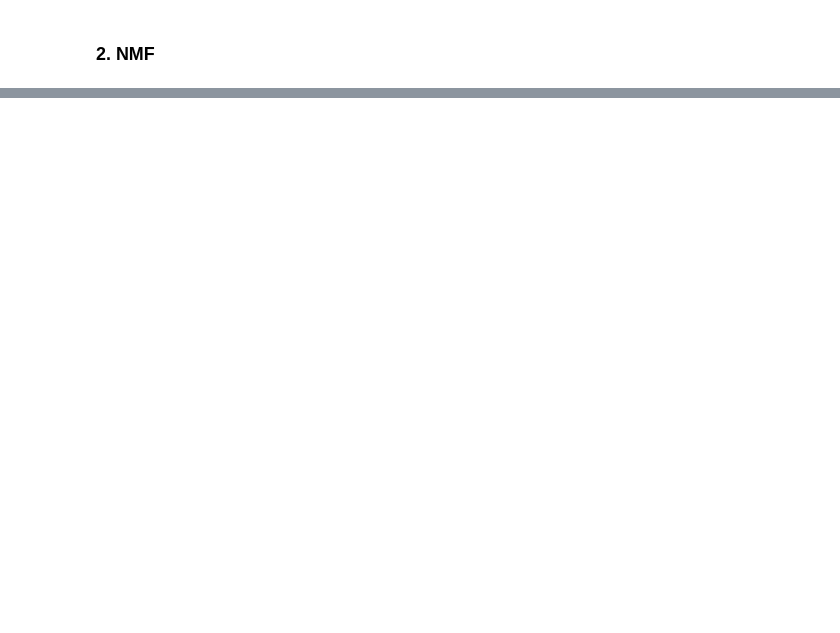
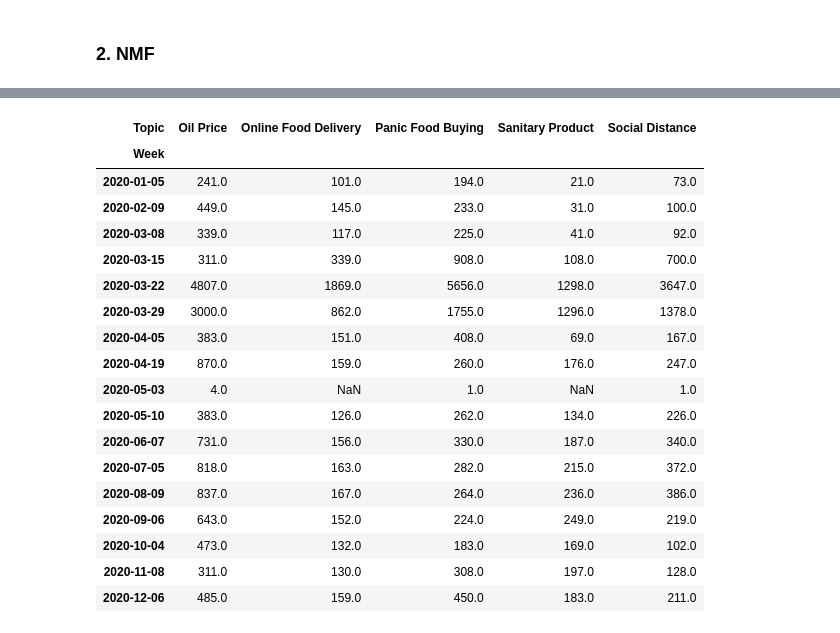
Before and after one commit to JasZeng/NLP---Covid-Tweet-Analysis, a Jupyter notebook: NLP_FinalProject.ipynb, the cells around one changed output, grey strips where cells are left out. Cells and saved outputs as stored; diff of their text form; code cells hidden in the pictures; blank space fills up the shorter version.

```diff
--- a/NLP_FinalProject.ipynb
+++ b/NLP_FinalProject.ipynb
@@ -248,0 +229,22 @@ lda.print_topics()
+# %%
+topic_heat
+# %% [output]
+| Topic | Oil Price | Online Food Delivery | Panic Food Buying | Sanitary Product | Social Distance |
+| Week |  |  |  |  |  |
+| 2020-01-05 | 241.0 | 101.0 | 194.0 | 21.0 | 73.0 |
+| 2020-02-09 | 449.0 | 145.0 | 233.0 | 31.0 | 100.0 |
+| 2020-03-08 | 339.0 | 117.0 | 225.0 | 41.0 | 92.0 |
+| 2020-03-15 | 311.0 | 339.0 | 908.0 | 108.0 | 700.0 |
+| 2020-03-22 | 4807.0 | 1869.0 | 5656.0 | 1298.0 | 3647.0 |
+| 2020-03-29 | 3000.0 | 862.0 | 1755.0 | 1296.0 | 1378.0 |
+| 2020-04-05 | 383.0 | 151.0 | 408.0 | 69.0 | 167.0 |
+| 2020-04-19 | 870.0 | 159.0 | 260.0 | 176.0 | 247.0 |
+| 2020-05-03 | 4.0 | NaN | 1.0 | NaN | 1.0 |
+| 2020-05-10 | 383.0 | 126.0 | 262.0 | 134.0 | 226.0 |
+| 2020-06-07 | 731.0 | 156.0 | 330.0 | 187.0 | 340.0 |
+| 2020-07-05 | 818.0 | 163.0 | 282.0 | 215.0 | 372.0 |
+| 2020-08-09 | 837.0 | 167.0 | 264.0 | 236.0 | 386.0 |
+| 2020-09-06 | 643.0 | 152.0 | 224.0 | 249.0 | 219.0 |
+| 2020-10-04 | 473.0 | 132.0 | 183.0 | 169.0 | 102.0 |
+| 2020-11-08 | 311.0 | 130.0 | 308.0 | 197.0 | 128.0 |
+| 2020-12-06 | 485.0 | 159.0 | 450.0 | 183.0 | 211.0 |
```
Also changed, not shown: parts of 52 cells of this notebook, 2 other files.
